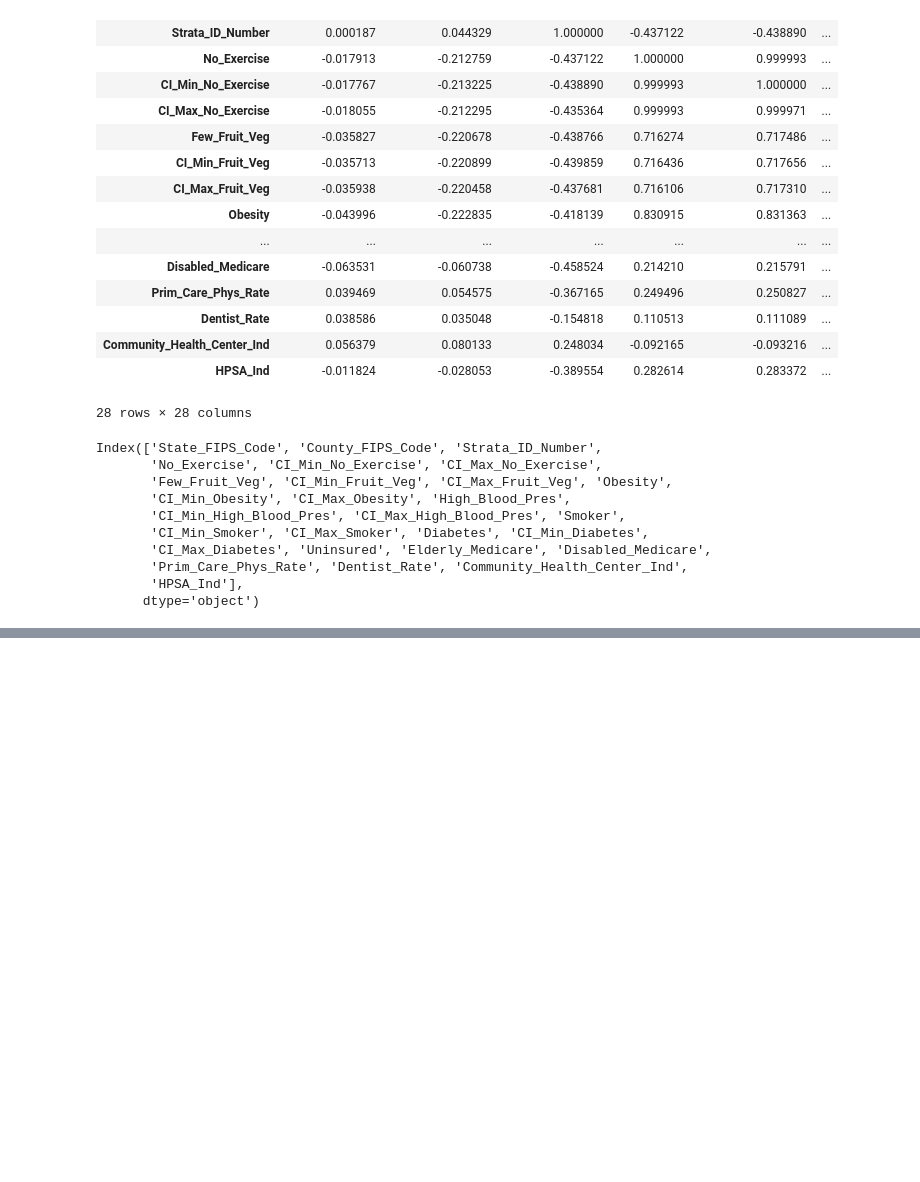
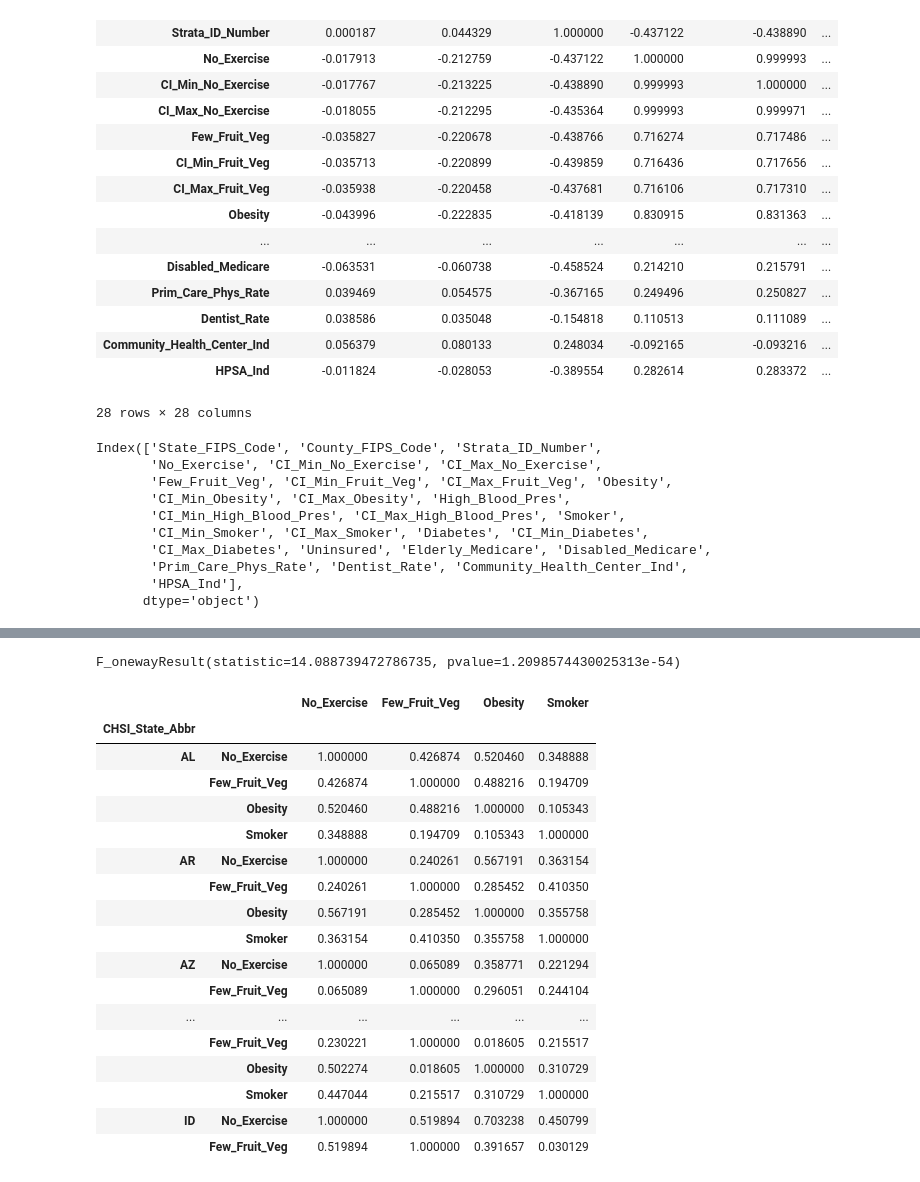
Before and after one commit to HenaVen/SMU_Pro1_Team4_repo, a Jupyter notebook: Obesity_RiskFactors_Correlation.ipynb, the cells around one changed output, grey strips where cells are left out. Cells and saved outputs as stored; diff of their text form; code cells hidden in the pictures; blank space fills up the shorter version.

```diff
--- a/Obesity_RiskFactors_Correlation.ipynb
+++ b/Obesity_RiskFactors_Correlation.ipynb
@@ -89,0 +71,3 @@ NameError: name 'state' is not defined
+# %%
+sub_riskfactors_df2 = sub_riskfactors_df[(sub_riskfactors_df["Obesity"] > 0)& (sub_riskfactors_df["No_Exercise"] > 0) & (sub_riskfactors_df["Few_Fruit_Veg"] > 0)& (sub_riskfactors_df["Smoker"] > 0)]
+sub_riskfactors_df2.head()
@@ -89,0 +167,62 @@ NameError: name 'state' is not defined
+# %%
+#Perform ANOVA
+stats.f_oneway(group1, group2, group3, group4, group5, group6, group7, group8, group9, group10, group11, group12,
+            group13,group14,group15,group16,
+group17,
+group18,
+group19,
+group20,
+group21,
+group22,
+group23,
+group24,
+group25,
+group26,
+group27,
+group28,
+group29,
+group30,
+group31,
+group32,
+group33,
+group34,
+group35,
+group36,
+group37,
+group38,
+group39,
+group40,
+group41,
+group42,
+group43,
+group44,
+group45,
+group46,
+group47,
+group48,
+group49,
+group50)
+# %% [output]
+F_onewayResult(statistic=14.088739472786735, pvalue=1.2098574430025313e-54)
+# %%
+riskfactor_by_state_corr = sub_riskfactors_df2.groupby("CHSI_State_Abbr").corr()
+riskfactor_by_state_corr.head(50)
+# %% [output]
+|  |  | No_Exercise | Few_Fruit_Veg | Obesity | Smoker |
+| CHSI_State_Abbr |  |  |  |  |  |
+| AL | No_Exercise | 1.000000 | 0.426874 | 0.520460 | 0.348888 |
+|  | Few_Fruit_Veg | 0.426874 | 1.000000 | 0.488216 | 0.194709 |
+|  | Obesity | 0.520460 | 0.488216 | 1.000000 | 0.105343 |
+|  | Smoker | 0.348888 | 0.194709 | 0.105343 | 1.000000 |
+| AR | No_Exercise | 1.000000 | 0.240261 | 0.567191 | 0.363154 |
+|  | Few_Fruit_Veg | 0.240261 | 1.000000 | 0.285452 | 0.410350 |
+|  | Obesity | 0.567191 | 0.285452 | 1.000000 | 0.355758 |
+|  | Smoker | 0.363154 | 0.410350 | 0.355758 | 1.000000 |
+| AZ | No_Exercise | 1.000000 | 0.065089 | 0.358771 | 0.221294 |
+|  | Few_Fruit_Veg | 0.065089 | 1.000000 | 0.296051 | 0.244104 |
+| ... | ... | ... | ... | ... | ... |
+|  | Few_Fruit_Veg | 0.230221 | 1.000000 | 0.018605 | 0.215517 |
+|  | Obesity | 0.502274 | 0.018605 | 1.000000 | 0.310729 |
+|  | Smoker | 0.447044 | 0.215517 | 0.310729 | 1.000000 |
+| ID | No_Exercise | 1.000000 | 0.519894 | 0.703238 | 0.450799 |
+|  | Few_Fruit_Veg | 0.519894 | 1.000000 | 0.391657 | 0.030129 |
```
Also changed, not shown: parts of 18 cells of this notebook, 1 other file.
